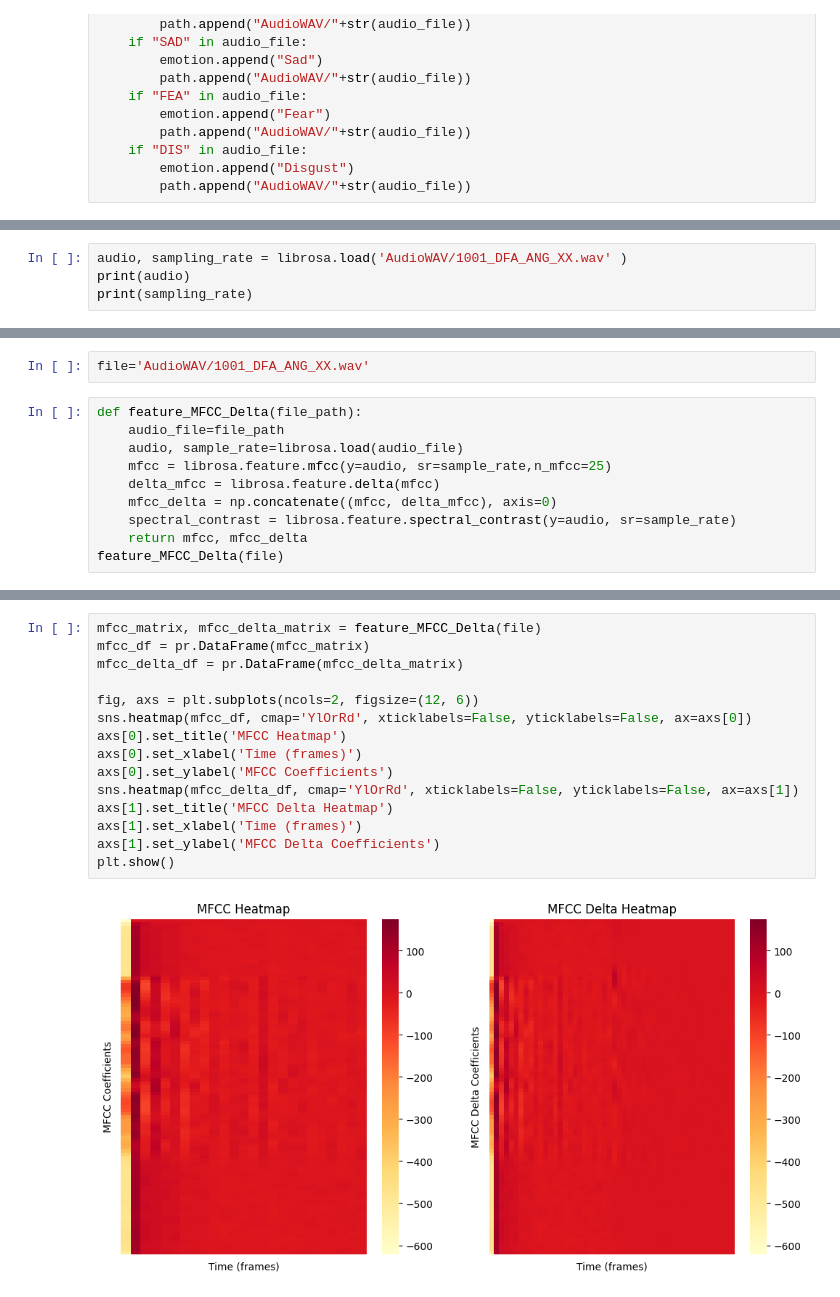
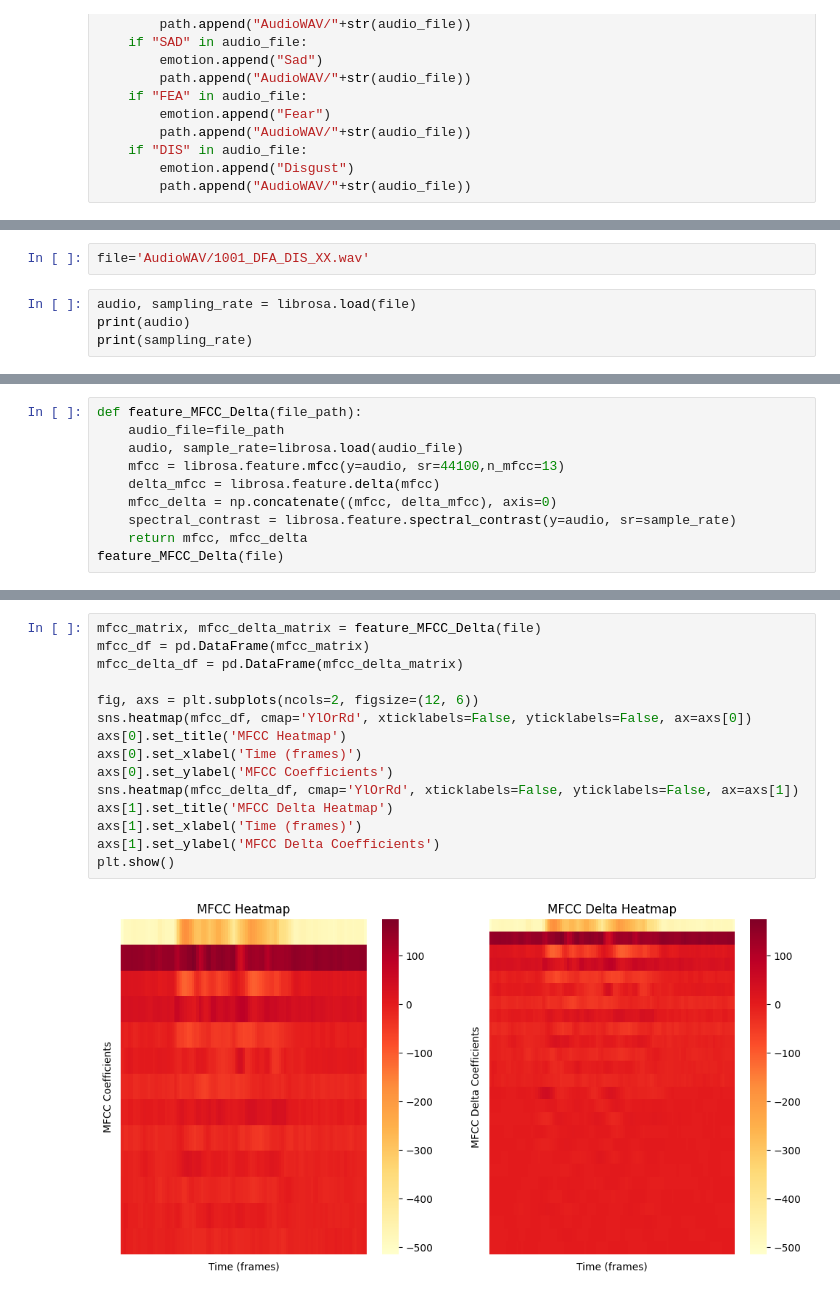
Before and after one commit to prempatell/Audio-Emotion-Detection, a Jupyter notebook: Audio Sentiment Analysis/preprocess.ipynb, the cells around one changed output, grey strips where cells are left out. Drawn from its saved outputs; the diff is of its cells as text.

```diff
--- a/Audio Sentiment Analysis/preprocess.ipynb
+++ b/Audio Sentiment Analysis/preprocess.ipynb
@@ -49,5 +41,7 @@ shape: (5, 2)
+# %%
+file='AudioWAV/1001_DFA_DIS_XX.wav'
 # %%
-audio, sampling_rate = librosa.load('AudioWAV/1001_DFA_ANG_XX.wav' )
+audio, sampling_rate = librosa.load(file)
 print(audio)
 print(sampling_rate)
 # %% [output]
@@ -63,10 +57,8 @@ librosa.display.waveshow(audio, sr=sampling_rate)
-# %%
-file='AudioWAV/1001_DFA_ANG_XX.wav'
 # %%
 def feature_MFCC_Delta(file_path):
     audio_file=file_path
     audio, sample_rate=librosa.load(audio_file)
-    mfcc = librosa.feature.mfcc(y=audio, sr=sample_rate,n_mfcc=25)
+    mfcc = librosa.feature.mfcc(y=audio, sr=44100,n_mfcc=13)
     delta_mfcc = librosa.feature.delta(mfcc)
     mfcc_delta = np.concatenate((mfcc, delta_mfcc), axis=0)
     spectral_contrast = librosa.feature.spectral_contrast(y=audio, sr=sample_rate)
@@ -89,20 +85,20 @@ array([[-6.20808838e+02, -5.45379822e+02, -4.91683746e+02, ...,
 # %%
 mfcc_matrix, mfcc_delta_matrix = feature_MFCC_Delta(file)
-mfcc_df = pr.DataFrame(mfcc_matrix)
-mfcc_delta_df = pr.DataFrame(mfcc_delta_matrix)
+mfcc_df = pd.DataFrame(mfcc_matrix)
+mfcc_delta_df = pd.DataFrame(mfcc_delta_matrix)
 
 fig, axs = plt.subplots(ncols=2, figsize=(12, 6))
 sns.heatmap(mfcc_df, cmap='YlOrRd', xticklabels=False, yticklabels=False, ax=axs[0])
 axs[0].set_title('MFCC Heatmap')
 axs[0].set_xlabel('Time (frames)')
 axs[0].set_ylabel('MFCC Coefficients')
 sns.heatmap(mfcc_delta_df, cmap='YlOrRd', xticklabels=False, yticklabels=False, ax=axs[1])
 axs[1].set_title('MFCC Delta Heatmap')
 axs[1].set_xlabel('Time (frames)')
 axs[1].set_ylabel('MFCC Delta Coefficients')
 plt.show()
 # %% [output]
-[figure, old version]
+[figure, new version]
 # %%
 def feature_spectral_contrast(file_path):
     audio_file=file_path
```
Also changed, not shown: parts of 26 cells of this notebook.
